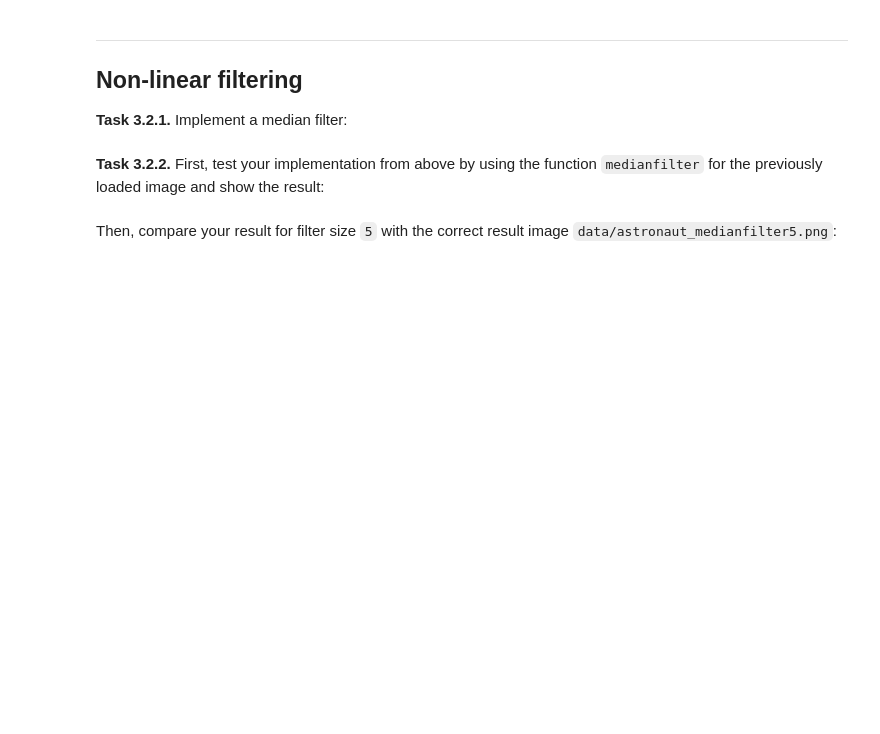
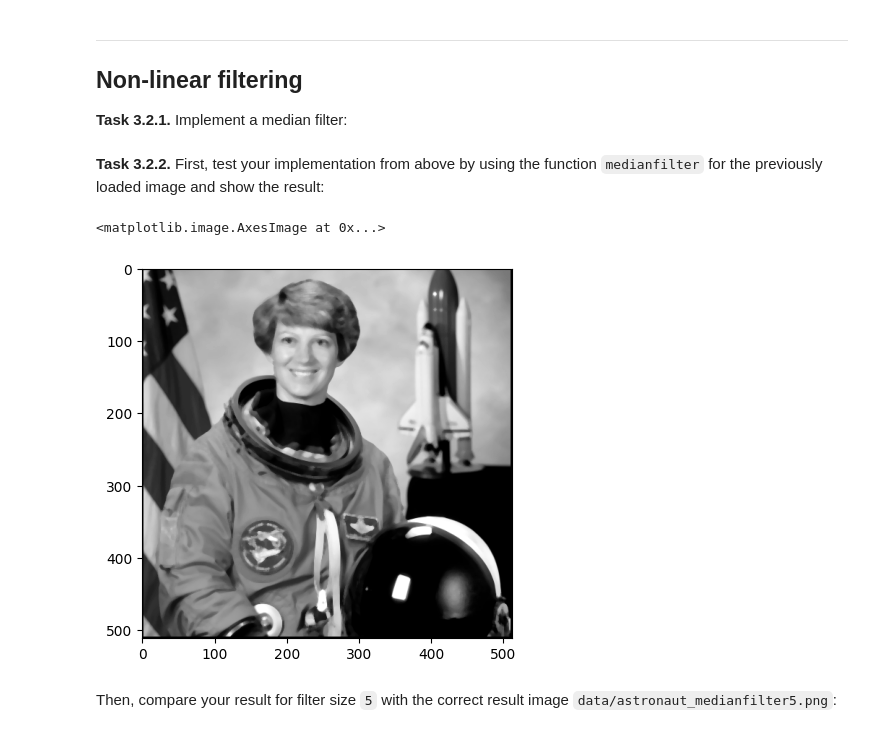
Before and after one commit to tilmannstieglitz/mobi-fs3-python, a Jupyter notebook: task3.ipynb, the cells around one changed output. Drawn from its saved outputs; the diff is of its cells as text; code cells hidden in the pictures; blank space fills up the shorter version.

```diff
--- a/task3.ipynb
+++ b/task3.ipynb
@@ -49,12 +63,26 @@ plt.imshow(imgm, 'gray')
 ## Non-linear filtering
 
 **<a id="#">Task 3.2.1.</a>** Implement a median filter:
-# %%
-def medianfilter(img_in, size):
-    result = numpy.zeros(img_in.shape)
-    ...
-    return result
+# %%
+def medianfilter(img_in, size):
+    result = numpy.zeros(img_in.shape)
+    n = (size - 1) // 2
+    for p in numpy.ndindex(img_in.shape):
+        if p[0] < n or p[1] < n or p[0] >= img_in.shape[0] - n or p[1] >= img_in.shape[1] - n:
+            result[p] = 0
+        else:
+            neighborhood_list = list ()
+            for q in numpy.ndindex(size, size):
+                neighborhood_list.append(img_in[p[0] + q[0] - n, p[1] + q[1] - n])
+            result[p] = numpy.median(neighborhood_list)
+    return result
 # %% [markdown]
 **<a id="#">Task 3.2.2.</a>** First, test your implementation from above by using the function `medianfilter` for the previously loaded image and show the result:
+# %%
+img_medianfilter = medianfilter(img, 5)
+plt.imshow(img_medianfilter, 'gray')
+# %% [output]
+<matplotlib.image.AxesImage at 0x...>
+[figure, added]
 # %% [markdown]
 Then, compare your result for filter size `5` with the correct result image `data/astronaut_medianfilter5.png`:
```
Also changed, not shown: parts of 5 cells of this notebook.
